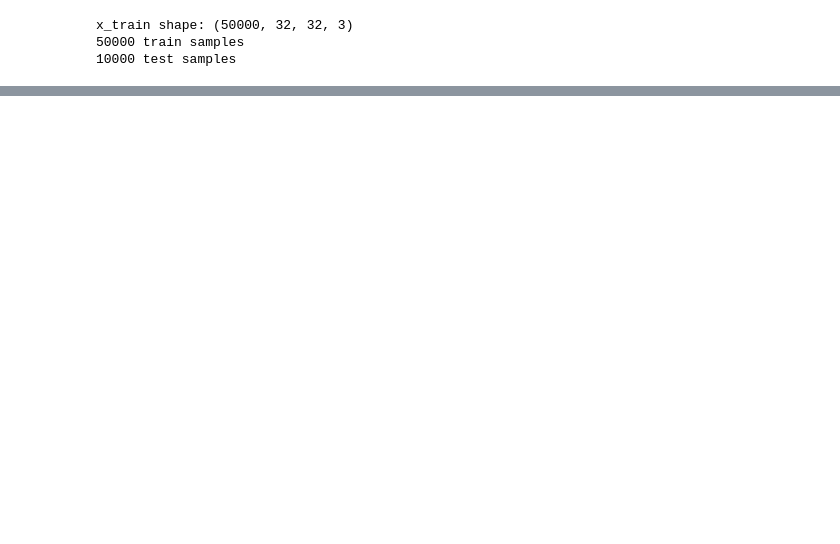
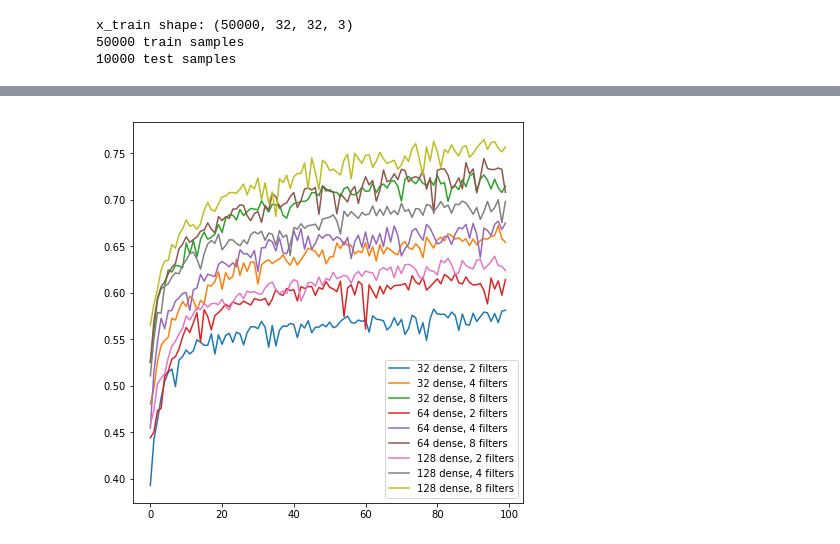
Before and after one commit to AlexStasik/UniquenessOfCNNLearning, a Jupyter notebook: code/cifar5_find_smallest_network.ipynb, the cells around one changed output, grey strips where cells are left out. Saved outputs shown, nothing was run; the diff lists cells and outputs as text; code cells hidden in the pictures; blank space fills up the shorter version.

```diff
--- a/code/cifar5_find_smallest_network.ipynb
+++ b/code/cifar5_find_smallest_network.ipynb
@@ -98,29 +96,44 @@ def set_up_model(lr=1e-3, nfilters=[2, 4, 8], ndense=128):
                   metrics=['accuracy'])
     return model
 # %%
-epochs = 1
+epochs = 100
 batch_size = 128
 
 n_dense = [32, 64, 128]
 constant_filters = [2, 4, 8]
 exp_filters = [1, 2, 3]
+i = 0
 for d in n_dense:
     for f in constant_filters:
+        if i < 5:
+            print('Skipping %d dense %d constant filters'%(d, f))
+            i += 1
+            continue
+
         model = set_up_model(nfilters=[f, f, f], ndense=d)
         history = model.fit_generator(datagen1.flow(x_train_1, y_train_1, batch_size=batch_size),
                                       epochs=epochs,
                                       verbose=2,
                                       validation_data=(x_test_1, y_test_1),
                                       )
-        with open(os.path.join(savedir, 'history_%d_dense_%d_filters.pkl'%(d, f)), 'wb') as f:
+        sp = os.path.join(savedir, 'history_%d_dense_%d_filters.pkl'%(d, f))
+        print('Saving to :', sp)
+        with open(sp, 'wb') as f:
             pickle.dump(history.history, f)
+
     for f in exp_filters:
+        if i < 5:
+            print('Skipping %d dense %d exp filters'%(d, f))
+            i += 1
+            continue
         model = set_up_model(nfilters=[2**(f), 2**(f+1), 2**(f+2)], ndense=d)
         history = model.fit_generator(datagen1.flow(x_train_1, y_train_1, batch_size=batch_size),
                                       epochs=epochs,
                                       verbose=2,
                                       validation_data=(x_test_1, y_test_1),
                                       )
-        with open(os.path.join(savedir, 'history_%d_dense_exp_%d_filters.pkl'%(d, f)), 'wb') as f:
+        sp = os.path.join(savedir, 'history_%d_dense_exp_%d_filters.pkl'%(d, f))
+        print('Saving to :', sp)
+        with open(sp, 'wb') as f:
             pickle.dump(history.history, f)
 # %% [output]
@@ -128,0 +157,24 @@ KeyboardInterrupt:
+# %%
+n_dense = [32, 64, 128]
+constant_filters = [2, 4, 8]
+exp_filters = [1, 2, 3]
+
+constant_histories = []
+exp_histories = []
+
+for i, nd in enumerate(n_dense):
+    for j, nf in enumerate(constant_filters):
+        with open(os.path.join(savedir, 'history_%d_dense_%d_filters.pkl'%(nd, nf)), 'rb') as f:
+            constant_histories.append(((nd, nf), pickle.load(f)))
+    for j, nf in enumerate(exp_filters):
+        with open(os.path.join(savedir, 'history_%d_dense_exp_%d_filters.pkl'%(nd, nf)), 'rb') as f:
+            exp_histories.append(((nd, nf), pickle.load(f)))
+# %%
+fig = plt.figure()
+fig.set_size_inches([7, 7])
+for hist in constant_histories:
+    plt.plot(hist[1]['val_acc'], label='%d dense, %d filters'%hist[0])
+plt.legend()
+plt.show()
+# %% [output]
+[figure, added]
```
Also changed, not shown: parts of 3 cells of this notebook.
